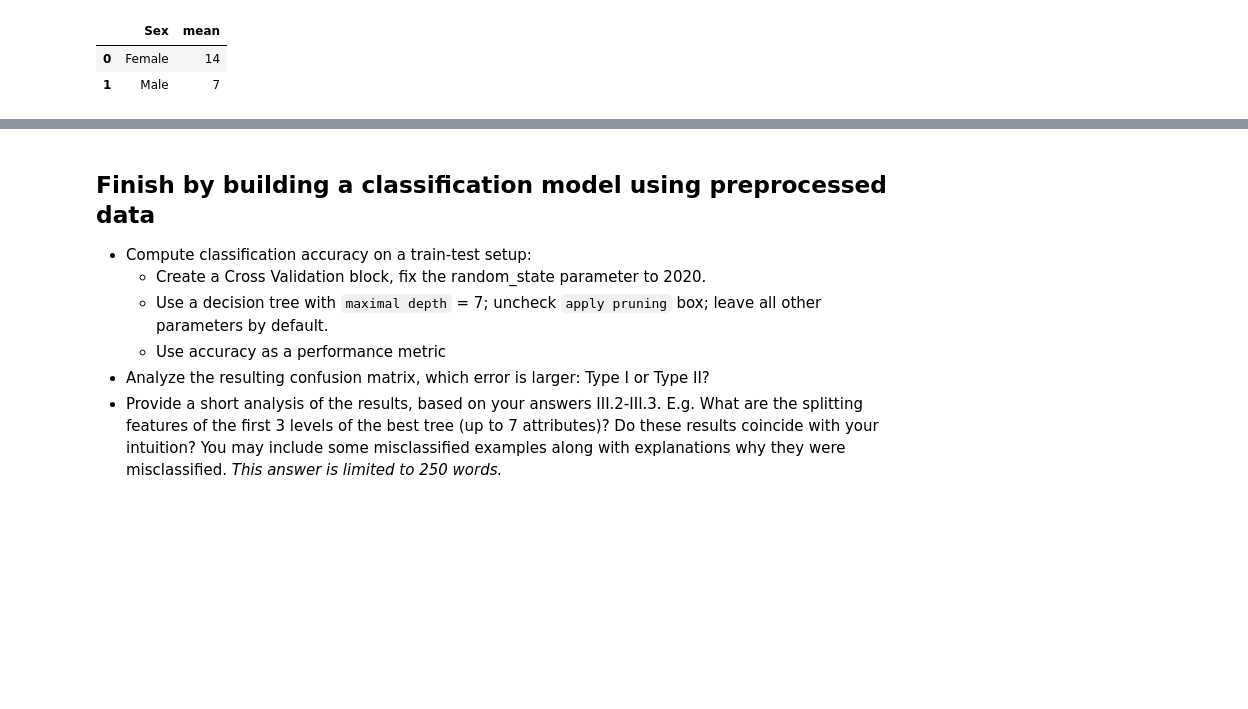
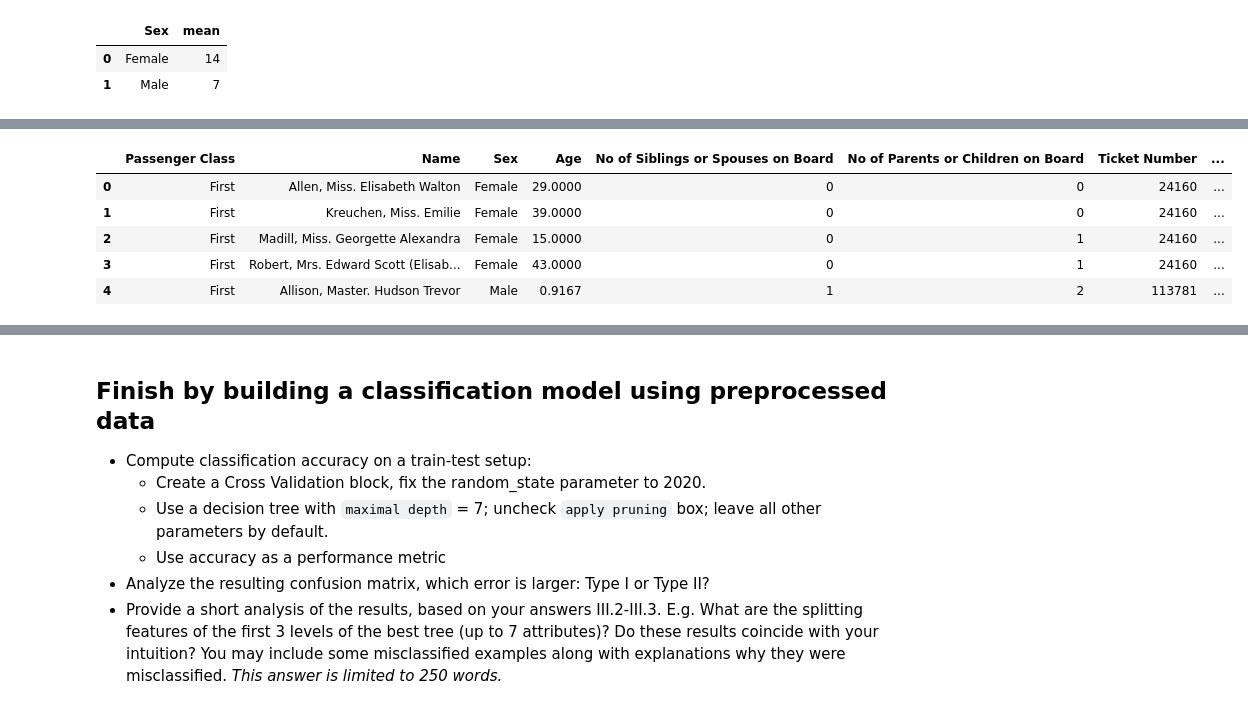
Before and after one commit to demidafonichev/hse-data-science-in-business-2020, a Jupyter notebook: HW2/HW2.ipynb, the cells around one changed output, grey strips where cells are left out. Cells and saved outputs as stored; diff of their text form; code cells hidden in the pictures; blank space fills up the shorter version.

Commit message:
Complete first half of second task

```diff
--- a/HW2/HW2.ipynb
+++ b/HW2/HW2.ipynb
@@ -67,0 +108,3 @@ Do not drop original attributes.
+# %%
+same_ticket_pass = titanic.groupby(['Ticket Number']).size().reset_index(name='No of Same Ticket Passengers')
+same_ticket_pass.head()
@@ -67,0 +118,10 @@ Do not drop original attributes.
+# %%
+titanic = pd.merge(titanic, same_ticket_pass, on=['Ticket Number'])
+titanic.head()
+# %% [output]
+|  | Passenger Class | Name | Sex | Age | No of Siblings or Spouses on Board | No of Parents or Children on Board | Ticket Number | ... |
+| 0 | First | Allen, Miss. Elisabeth Walton | Female | 29.0000 | 0 | 0 | 24160 | ... |
+| 1 | First | Kreuchen, Miss. Emilie | Female | 39.0000 | 0 | 0 | 24160 | ... |
+| 2 | First | Madill, Miss. Georgette Alexandra | Female | 15.0000 | 0 | 1 | 24160 | ... |
+| 3 | First | Robert, Mrs. Edward Scott (Elisab... | Female | 43.0000 | 0 | 1 | 24160 | ... |
+| 4 | First | Allison, Master. Hudson Trevor | Male | 0.9167 | 1 | 2 | 113781 | ... |
```
Also changed, not shown: parts of 7 cells of this notebook.
